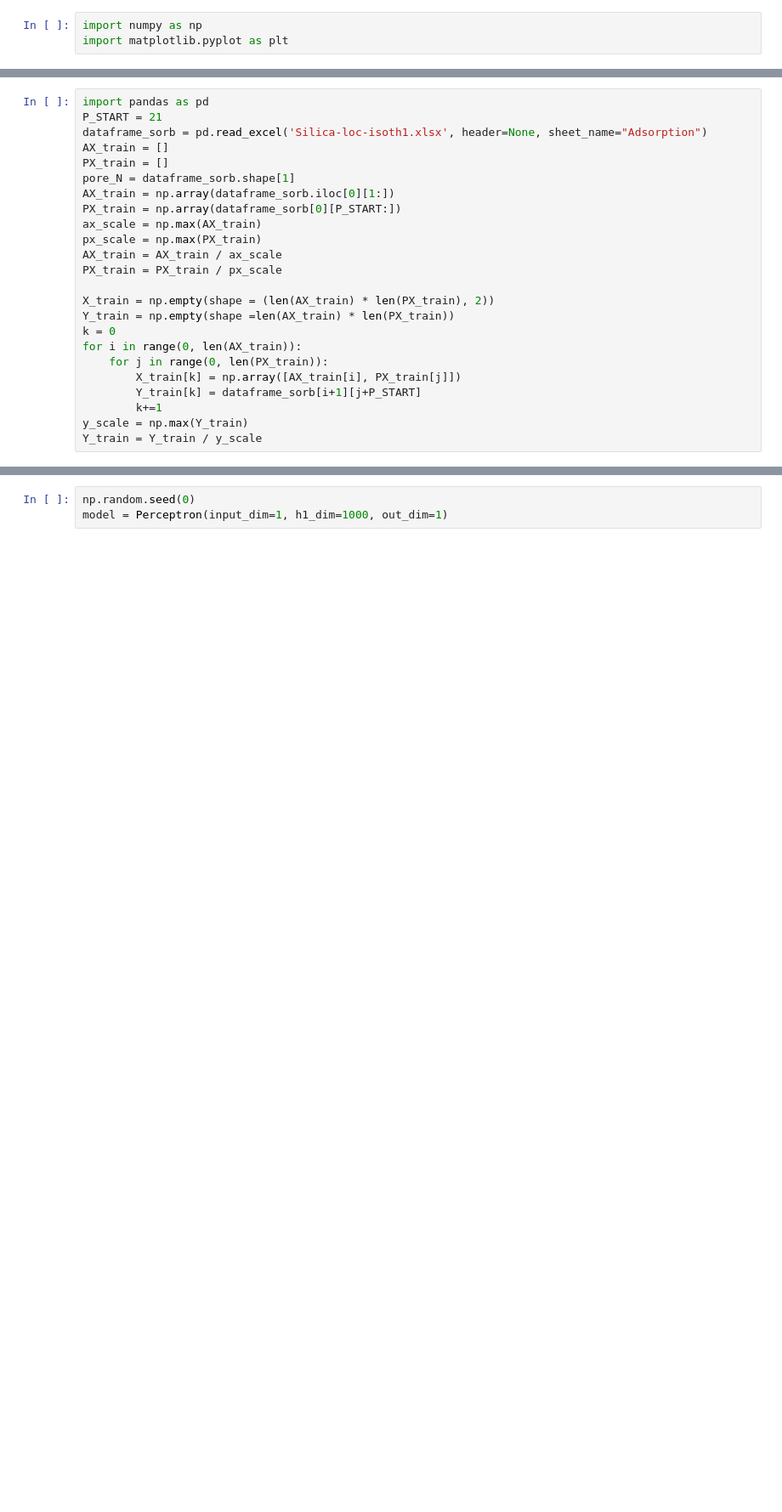
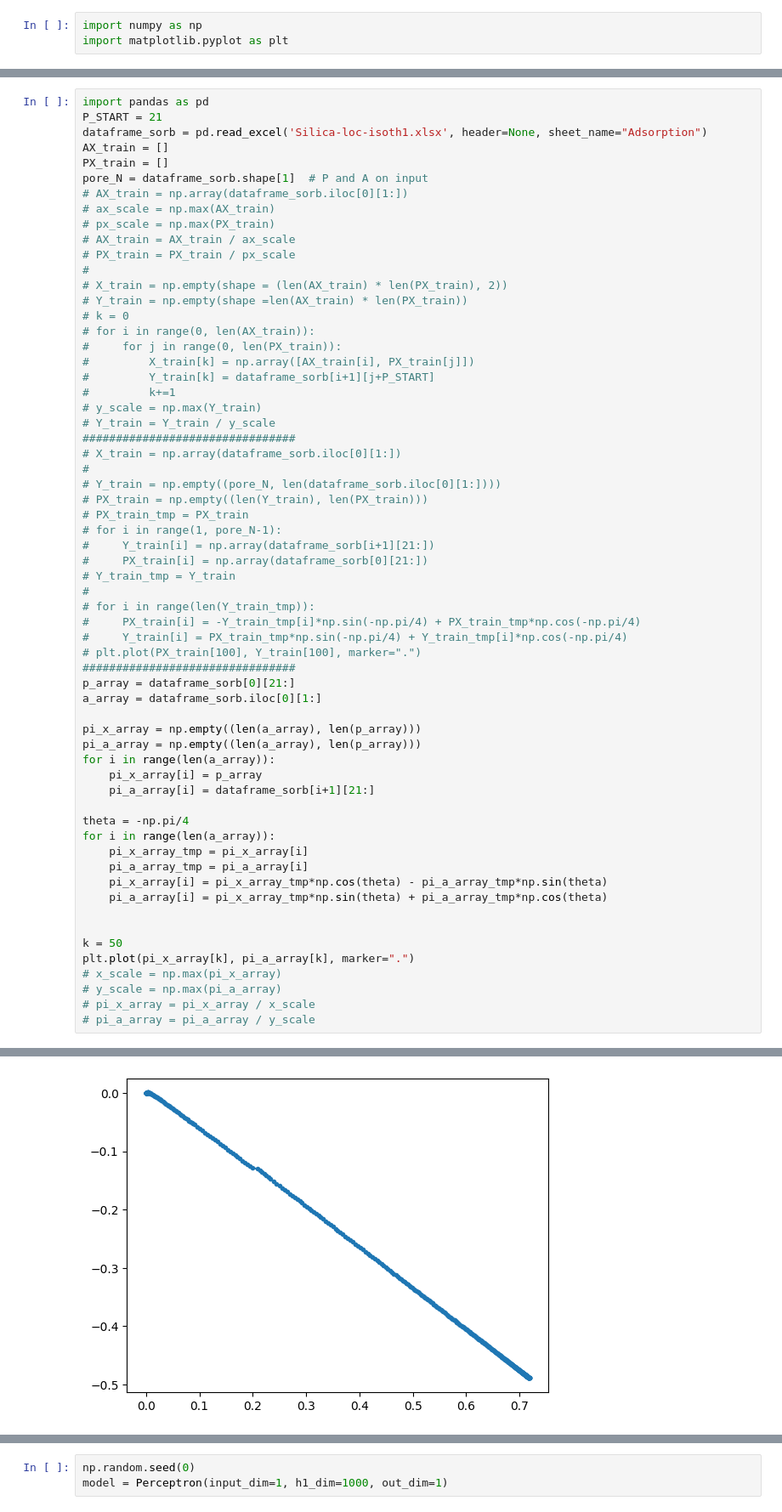
Before and after one commit to IDAnton/Isotherm_generator, a Jupyter notebook: kernel gen.ipynb, the cells around one changed output, grey strips where cells are left out. Shown at 85% size. Saved outputs shown, nothing was run; the diff lists cells and outputs as text; blank space fills up the shorter version.

```diff
--- a/kernel gen.ipynb
+++ b/kernel gen.ipynb
@@ -100,21 +95,60 @@ P_START = 21
 dataframe_sorb = pd.read_excel('Silica-loc-isoth1.xlsx', header=None, sheet_name="Adsorption")
 AX_train = []
 PX_train = []
-pore_N = dataframe_sorb.shape[1]
-AX_train = np.array(dataframe_sorb.iloc[0][1:])
-PX_train = np.array(dataframe_sorb[0][P_START:])
-ax_scale = np.max(AX_train)
-px_scale = np.max(PX_train)
-AX_train = AX_train / ax_scale
-PX_train = PX_train / px_scale
+pore_N = dataframe_sorb.shape[1]  # P and A on input
+# AX_train = np.array(dataframe_sorb.iloc[0][1:])
+# ax_scale = np.max(AX_train)
+# px_scale = np.max(PX_train)
+# AX_train = AX_train / ax_scale
+# PX_train = PX_train / px_scale
+#
+# X_train = np.empty(shape = (len(AX_train) * len(PX_train), 2))
+# Y_train = np.empty(shape =len(AX_train) * len(PX_train))
+# k = 0
+# for i in range(0, len(AX_train)):
+#     for j in range(0, len(PX_train)):
+#         X_train[k] = np.array([AX_train[i], PX_train[j]])
+#         Y_train[k] = dataframe_sorb[i+1][j+P_START]
+#         k+=1
+# y_scale = np.max(Y_train)
+# Y_train = Y_train / y_scale
+################################
+# X_train = np.array(dataframe_sorb.iloc[0][1:])
+#
+# Y_train = np.empty((pore_N, len(dataframe_sorb.iloc[0][1:])))
+# PX_train = np.empty((len(Y_train), len(PX_train)))
+# PX_train_tmp = PX_train
+# for i in range(1, pore_N-1):
+#     Y_train[i] = np.array(dataframe_sorb[i+1][21:])
+#     PX_train[i] = np.array(dataframe_sorb[0][21:])
+# Y_train_tmp = Y_train
+#
+# for i in range(len(Y_train_tmp)):
+#     PX_train[i] = -Y_train_tmp[i]*np.sin(-np.pi/4) + PX_train_tmp*np.cos(-np.pi/4)
+#     Y_train[i] = PX_train_tmp*np.sin(-np.pi/4) + Y_train_tmp[i]*np.cos(-np.pi/4)
+# plt.plot(PX_train[100], Y_train[100], marker=".")
+################################
+p_array = dataframe_sorb[0][21:]
+a_array = dataframe_sorb.iloc[0][1:]
 
-X_train = np.empty(shape = (len(AX_train) * len(PX_train), 2))
-Y_train = np.empty(shape =len(AX_train) * len(PX_train))
-k = 0
-for i in range(0, len(AX_train)):
-    for j in range(0, len(PX_train)):
-        X_train[k] = np.array([AX_train[i], PX_train[j]])
-        Y_train[k] = dataframe_sorb[i+1][j+P_START]
-        k+=1
-y_scale = np.max(Y_train)
-Y_train = Y_train / y_scale
+pi_x_array = np.empty((len(a_array), len(p_array)))
+pi_a_array = np.empty((len(a_array), len(p_array)))
+for i in range(len(a_array)):
+    pi_x_array[i] = p_array
+    pi_a_array[i] = dataframe_sorb[i+1][21:]
+
+theta = -np.pi/4
+for i in range(len(a_array)):
+    pi_x_array_tmp = pi_x_array[i]
+    pi_a_array_tmp = pi_a_array[i]
+    pi_x_array[i] = pi_x_array_tmp*np.cos(theta) - pi_a_array_tmp*np.sin(theta)
+    pi_a_array[i] = pi_x_array_tmp*np.sin(theta) + pi_a_array_tmp*np.cos(theta)
+
+
+k = 50
+plt.plot(pi_x_array[k], pi_a_array[k], marker=".")
+# x_scale = np.max(pi_x_array)
+# y_scale = np.max(pi_a_array)
+# pi_x_array = pi_x_array / x_scale
+# pi_a_array = pi_a_array / y_scale
+# %% [output]
@@ -121,2 +156,3 @@ Y_train = Y_train / y_scale
+[figure, added]
 # %%
 X_train = np.linspace(-10, 10, 100)
```
Also changed, not shown: parts of 5 cells of this notebook.
